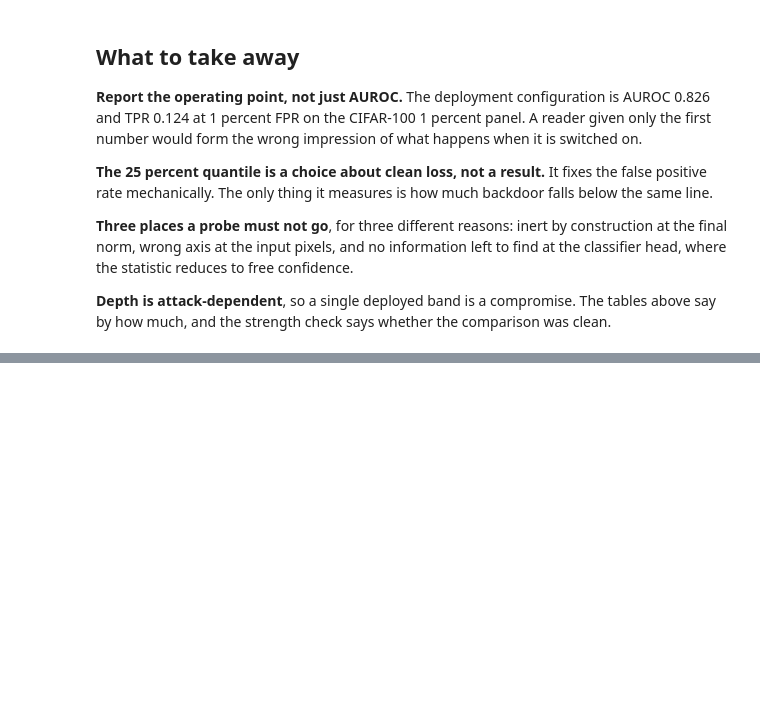
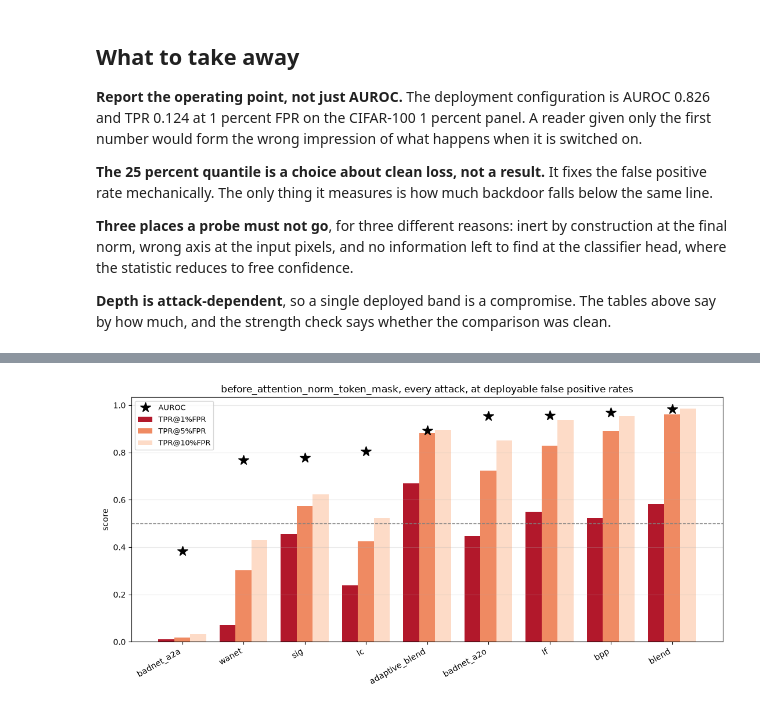
Before and after one commit to PjotrVr/psbd-transformer, a Jupyter notebook: notebooks/13-operating-points-and-placement.ipynb, the cells around one changed output, grey strips where cells are left out. Cells and saved outputs as stored; diff of their text form; code cells hidden in the pictures; blank space fills up the shorter version.

```diff
--- a/notebooks/13-operating-points-and-placement.ipynb
+++ b/notebooks/13-operating-points-and-placement.ipynb
@@ -450,0 +838,27 @@ was clean.
+# %%
+summary_deploy = operating_table(
+    points[(points["placement"] == DEPLOY) & (points["psu_variant"] == "fractional")
+           & (points["asr"] >= 0.5)],
+    "attack",
+).sort_values("AUROC")
+
+figure, axis = plt.subplots(figsize=(11, 5.5))
+positions = np.arange(len(summary_deploy))
+width = 0.26
+for offset, quantile, colour in zip(
+    (-width, 0, width), (0.01, 0.05, 0.10), ("#b2182b", "#ef8a62", "#fddbc7")
+):
+    axis.bar(positions + offset, summary_deploy[f"TPR@{quantile:.0%}FPR"],
+             width=width, color=colour, label=f"TPR@{quantile:.0%}FPR")
+axis.plot(positions, summary_deploy["AUROC"], "k*", markersize=13, label="AUROC")
+axis.axhline(0.5, ls="--", lw=1, c="grey")
+axis.set_xticks(positions)
+axis.set_xticklabels(summary_deploy.index, rotation=30, ha="right")
+axis.set_ylabel("score")
+axis.set_title(f"{DEPLOY}, every attack, at deployable false positive rates")
+axis.legend(fontsize=9)
+axis.grid(alpha=0.3, axis="y")
+figure.tight_layout()
+plt.show()
+# %% [output]
+[figure, added]
```
Also changed, not shown: parts of 19 cells of this notebook.
